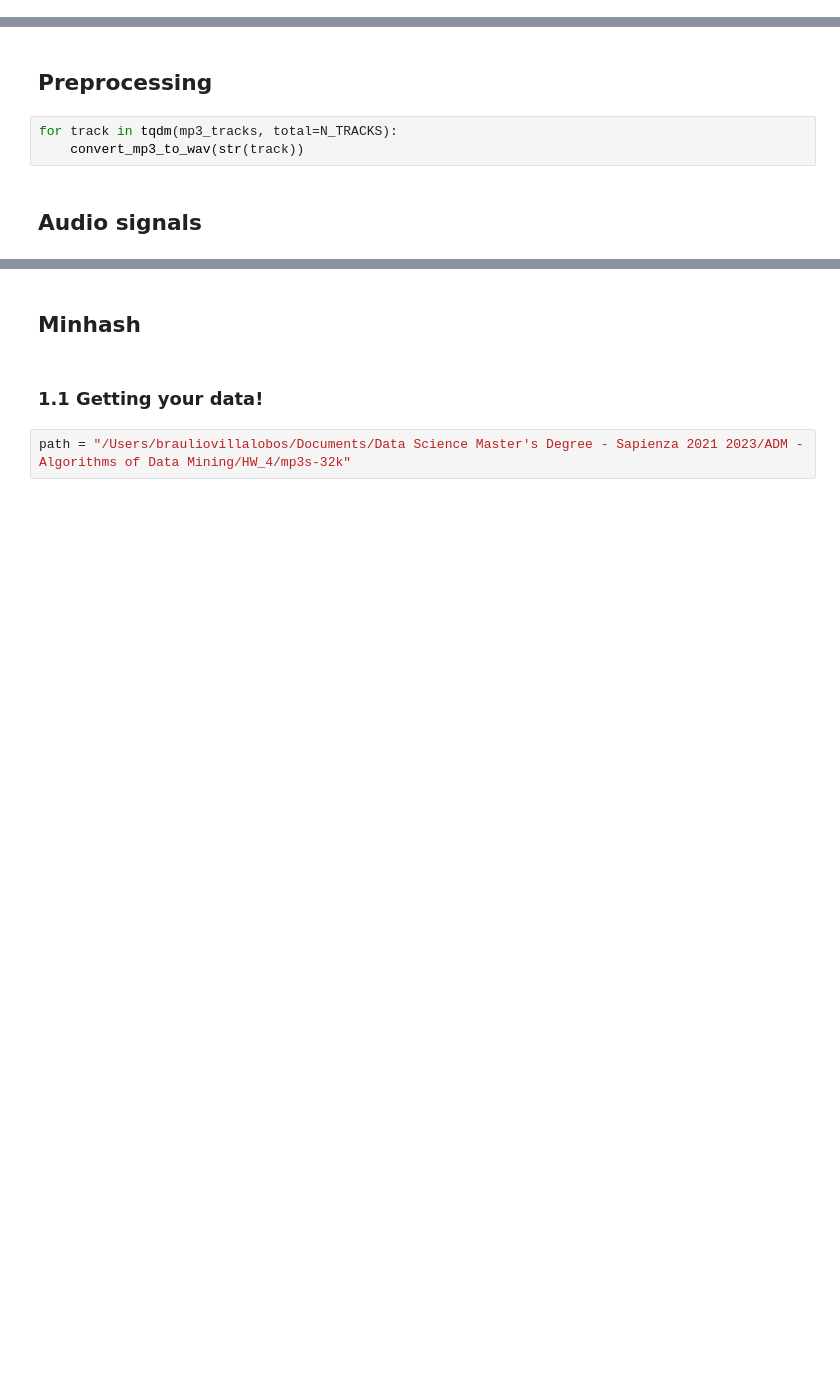
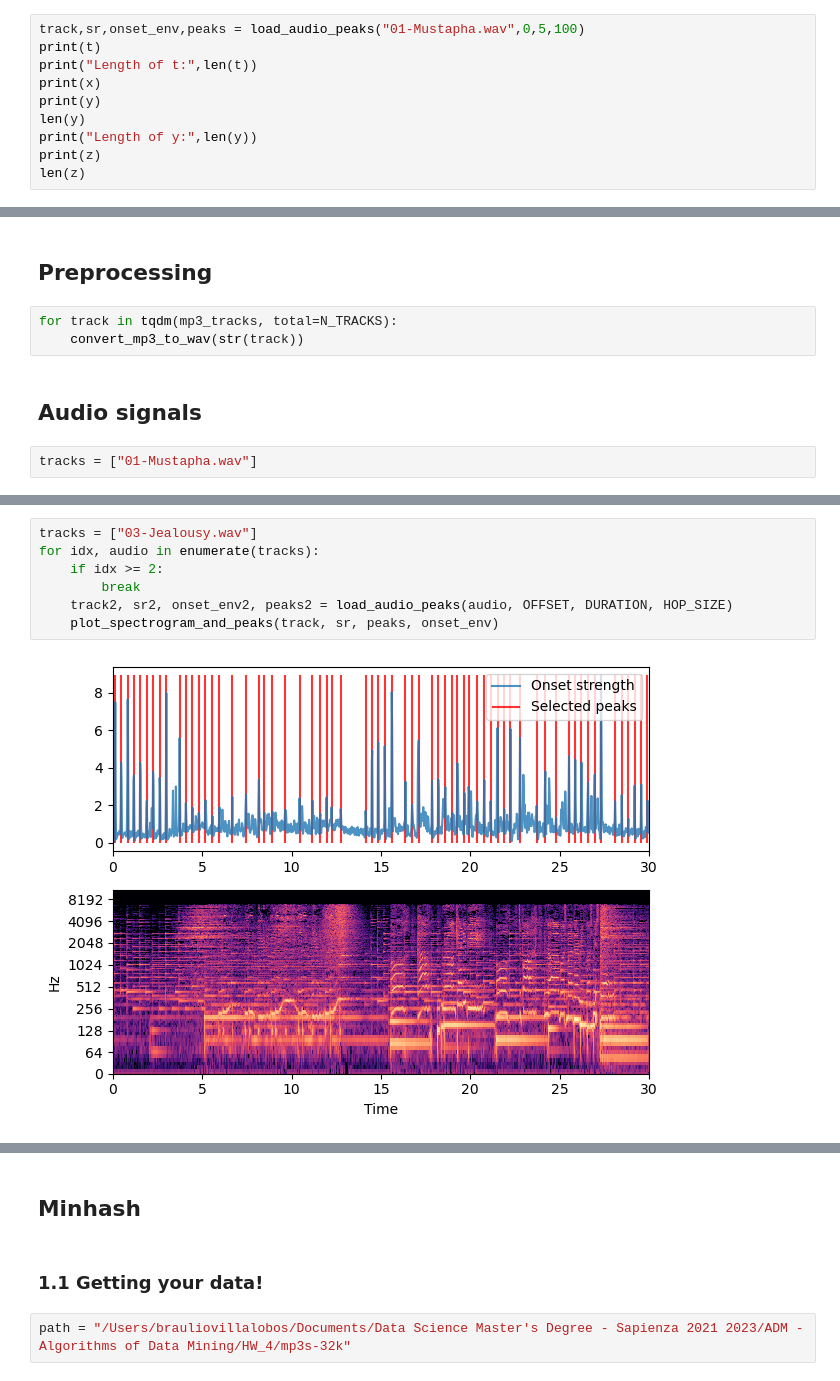
Before and after one commit to brauliovillalobos/ADM_HW4, a Jupyter notebook: ADM_HW4.ipynb, the cells around one changed output, grey strips where cells are left out. Saved outputs shown, nothing was run; the diff lists cells and outputs as text; blank space fills up the shorter version.

```diff
--- a/ADM_HW4.ipynb
+++ b/ADM_HW4.ipynb
@@ -88,3 +100,13 @@ def load_audio_peaks(audio, offset, duration, hop_size):
+# %%
+track,sr,onset_env,peaks = load_audio_peaks("01-Mustapha.wav",0,5,100)
+print(t)
+print("Length of t:",len(t))
+print(x)
+print(y)
+len(y)
+print("Length of y:",len(y))
+print(z)
+len(z)
 # %% [markdown]
 ## Settings
 # %%
@@ -104,6 +126,8 @@ for track in tqdm(mp3_tracks, total=N_TRACKS):
     convert_mp3_to_wav(str(track))
 # %% [markdown]
 ## Audio signals
+# %%
+tracks = ["01-Mustapha.wav"]
 # %%
 for idx, audio in enumerate(tracks):
     if idx >= 2:
@@ -112,0 +183,9 @@ for idx, audio in enumerate(tracks):
+# %%
+tracks = ["03-Jealousy.wav"]
+for idx, audio in enumerate(tracks):
+    if idx >= 2:
+        break
+    track2, sr2, onset_env2, peaks2 = load_audio_peaks(audio, OFFSET, DURATION, HOP_SIZE)
+    plot_spectrogram_and_peaks(track, sr, peaks, onset_env)
+# %% [output]
+[figure, added]
```
Also changed, not shown: parts of 35 cells of this notebook.
